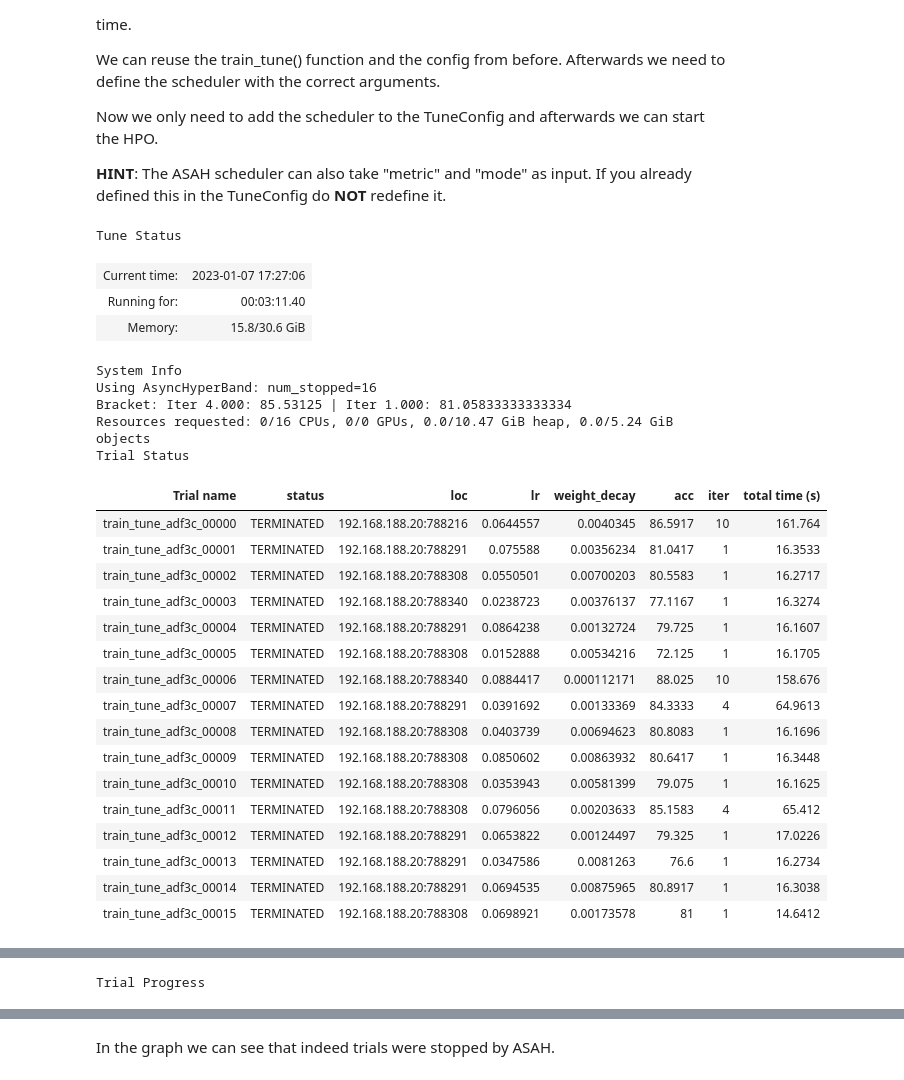
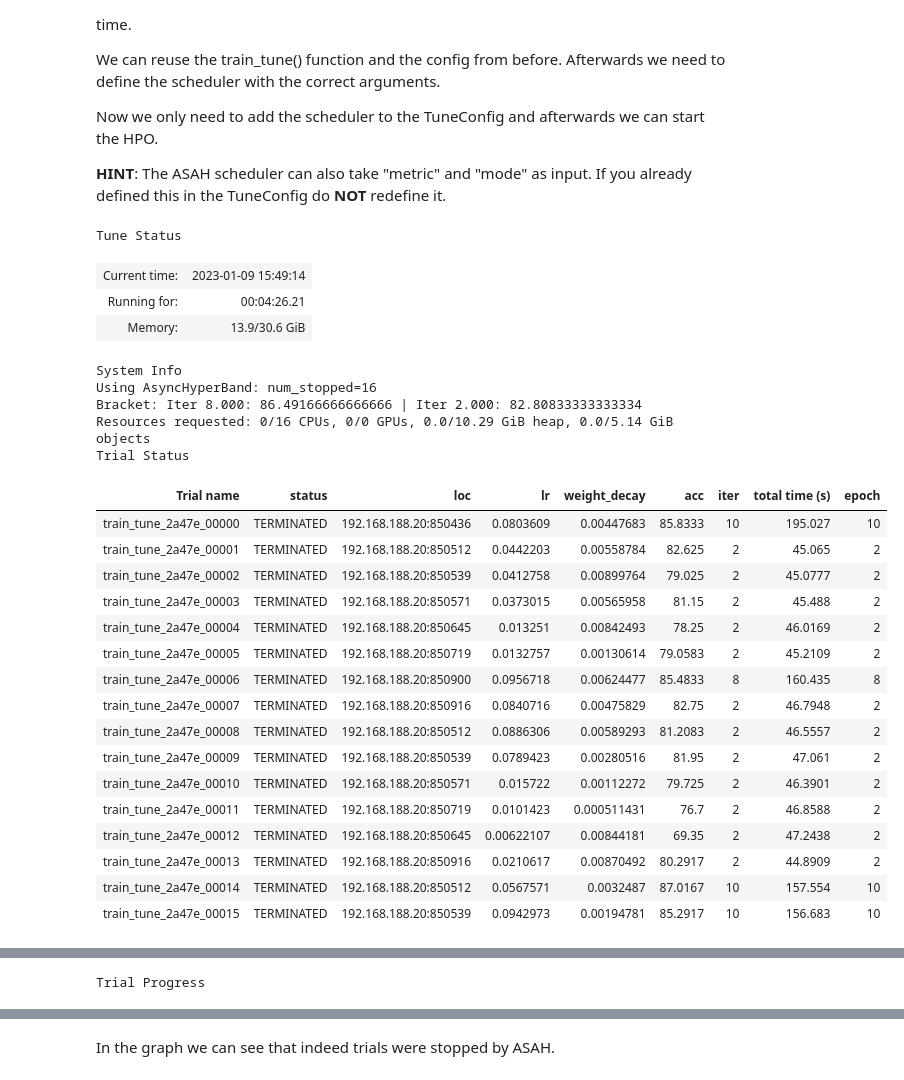
Before and after one commit to RaphaelMaser/Ray_Tune, a Jupyter notebook: Ray_Tune_FashionMNIST.ipynb, the cells around one changed output, grey strips where cells are left out. Saved outputs shown, nothing was run; the diff lists cells and outputs as text; code cells hidden in the pictures.

```diff
--- a/Ray_Tune_FashionMNIST.ipynb
+++ b/Ray_Tune_FashionMNIST.ipynb
@@ -209,7 +229,7 @@ def train_tune(config):
         print(f"Epoch {t+1}\n-------------------------------")
         train_epoch(train_dataloader, model, loss_fn, optimizer, device)
         accuracy = test(val_dataloader, model, loss_fn, device)
-        session.report(metrics={"mean_accuracy": accuracy})
+        session.report(metrics={"mean_accuracy": accuracy, "epoch": t + 1})
 # %% [markdown]
 Now that we have a compatible function for training We are almost ready to create a tuner. A tuner is used in Ray to construct and execute an HPO search.
 
@@ -271,45 +325,46 @@ Now we only need to add the scheduler to the TuneConfig and afterwards we can st
 # %%
 scheduler = ASHAScheduler(
     max_t=config["epochs"], # Max time per trial
     time_attr="training_iteration", # Which metric is used as measurement for "time"
+    grace_period=2
     )
 
 tuner = tune.Tuner(
     trainable,
     param_space = config,
     tune_config = tune.TuneConfig(
         metric = "mean_accuracy",
         mode = "max",
         num_samples = 16,
         scheduler=scheduler,
     )
 )
 
-results = tuner.fit()
+results_asah = tuner.fit()
 # %% [output]
 Tune Status
-| Current time: | 2023-01-07 17:27:06 |
-| Running for: | 00:03:11.40 |
-| Memory: | 15.8/30.6 GiB |
+| Current time: | 2023-01-09 15:49:14 |
+| Running for: | 00:04:26.21 |
+| Memory: | 13.9/30.6 GiB |
 System Info
 Using AsyncHyperBand: num_stopped=16
-Bracket: Iter 4.000: 85.53125 | Iter 1.000: 81.05833333333334
-Resources requested: 0/16 CPUs, 0/0 GPUs, 0.0/10.47 GiB heap, 0.0/5.24 GiB objects
+Bracket: Iter 8.000: 86.49166666666666 | Iter 2.000: 82.80833333333334
+Resources requested: 0/16 CPUs, 0/0 GPUs, 0.0/10.29 GiB heap, 0.0/5.14 GiB objects
 Trial Status
-| Trial name | status | loc | lr | weight_decay | acc | iter | total time (s) |
-| train_tune_adf3c_00000 | TERMINATED | 192.168.188.20:788216 | 0.0644557 | 0.0040345 | 86.5917 | 10 | 161.764 |
-| train_tune_adf3c_00001 | TERMINATED | 192.168.188.20:788291 | 0.075588 | 0.00356234 | 81.0417 | 1 | 16.3533 |
-| train_tune_adf3c_00002 | TERMINATED | 192.168.188.20:788308 | 0.0550501 | 0.00700203 | 80.5583 | 1 | 16.2717 |
-| train_tune_adf3c_00003 | TERMINATED | 192.168.188.20:788340 | 0.0238723 | 0.00376137 | 77.1167 | 1 | 16.3274 |
-| train_tune_adf3c_00004 | TERMINATED | 192.168.188.20:788291 | 0.0864238 | 0.00132724 | 79.725 | 1 | 16.1607 |
-| train_tune_adf3c_00005 | TERMINATED | 192.168.188.20:788308 | 0.0152888 | 0.00534216 | 72.125 | 1 | 16.1705 |
-| train_tune_adf3c_00006 | TERMINATED | 192.168.188.20:788340 | 0.0884417 | 0.000112171 | 88.025 | 10 | 158.676 |
-| train_tune_adf3c_00007 | TERMINATED | 192.168.188.20:788291 | 0.0391692 | 0.00133369 | 84.3333 | 4 | 64.9613 |
-| train_tune_adf3c_00008 | TERMINATED | 192.168.188.20:788308 | 0.0403739 | 0.00694623 | 80.8083 | 1 | 16.1696 |
-| train_tune_adf3c_00009 | TERMINATED | 192.168.188.20:788308 | 0.0850602 | 0.00863932 | 80.6417 | 1 | 16.3448 |
-| train_tune_adf3c_00010 | TERMINATED | 192.168.188.20:788308 | 0.0353943 | 0.00581399 | 79.075 | 1 | 16.1625 |
-| train_tune_adf3c_00011 | TERMINATED | 192.168.188.20:788308 | 0.0796056 | 0.00203633 | 85.1583 | 4 | 65.412 |
-| train_tune_adf3c_00012 | TERMINATED | 192.168.188.20:788291 | 0.0653822 | 0.00124497 | 79.325 | 1 | 17.0226 |
-| train_tune_adf3c_00013 | TERMINATED | 192.168.188.20:788291 | 0.0347586 | 0.0081263 | 76.6 | 1 | 16.2734 |
-| train_tune_adf3c_00014 | TERMINATED | 192.168.188.20:788291 | 0.0694535 | 0.00875965 | 80.8917 | 1 | 16.3038 |
-| train_tune_adf3c_00015 | TERMINATED | 192.168.188.20:788308 | 0.0698921 | 0.00173578 | 81 | 1 | 14.6412 |
+| Trial name | status | loc | lr | weight_decay | acc | iter | total time (s) | epoch |
+| train_tune_2a47e_00000 | TERMINATED | 192.168.188.20:850436 | 0.0803609 | 0.00447683 | 85.8333 | 10 | 195.027 | 10 |
+| train_tune_2a47e_00001 | TERMINATED | 192.168.188.20:850512 | 0.0442203 | 0.00558784 | 82.625 | 2 | 45.065 | 2 |
+| train_tune_2a47e_00002 | TERMINATED | 192.168.188.20:850539 | 0.0412758 | 0.00899764 | 79.025 | 2 | 45.0777 | 2 |
+| train_tune_2a47e_00003 | TERMINATED | 192.168.188.20:850571 | 0.0373015 | 0.00565958 | 81.15 | 2 | 45.488 | 2 |
+| train_tune_2a47e_00004 | TERMINATED | 192.168.188.20:850645 | 0.013251 | 0.00842493 | 78.25 | 2 | 46.0169 | 2 |
+| train_tune_2a47e_00005 | TERMINATED | 192.168.188.20:850719 | 0.0132757 | 0.00130614 | 79.0583 | 2 | 45.2109 | 2 |
+| train_tune_2a47e_00006 | TERMINATED | 192.168.188.20:850900 | 0.0956718 | 0.00624477 | 85.4833 | 8 | 160.435 | 8 |
+| train_tune_2a47e_00007 | TERMINATED | 192.168.188.20:850916 | 0.0840716 | 0.00475829 | 82.75 | 2 | 46.7948 | 2 |
+| train_tune_2a47e_00008 | TERMINATED | 192.168.188.20:850512 | 0.0886306 | 0.00589293 | 81.2083 | 2 | 46.5557 | 2 |
+| train_tune_2a47e_00009 | TERMINATED | 192.168.188.20:850539 | 0.0789423 | 0.00280516 | 81.95 | 2 | 47.061 | 2 |
+| train_tune_2a47e_00010 | TERMINATED | 192.168.188.20:850571 | 0.015722 | 0.00112272 | 79.725 | 2 | 46.3901 | 2 |
+| train_tune_2a47e_00011 | TERMINATED | 192.168.188.20:850719 | 0.0101423 | 0.000511431 | 76.7 | 2 | 46.8588 | 2 |
+| train_tune_2a47e_00012 | TERMINATED | 192.168.188.20:850645 | 0.00622107 | 0.00844181 | 69.35 | 2 | 47.2438 | 2 |
+| train_tune_2a47e_00013 | TERMINATED | 192.168.188.20:850916 | 0.0210617 | 0.00870492 | 80.2917 | 2 | 44.8909 | 2 |
+| train_tune_2a47e_00014 | TERMINATED | 192.168.188.20:850512 | 0.0567571 | 0.0032487 | 87.0167 | 10 | 157.554 | 10 |
+| train_tune_2a47e_00015 | TERMINATED | 192.168.188.20:850539 | 0.0942973 | 0.00194781 | 85.2917 | 10 | 156.683 | 10 |
```
Also changed, not shown: parts of 16 cells of this notebook, 26 other files.
